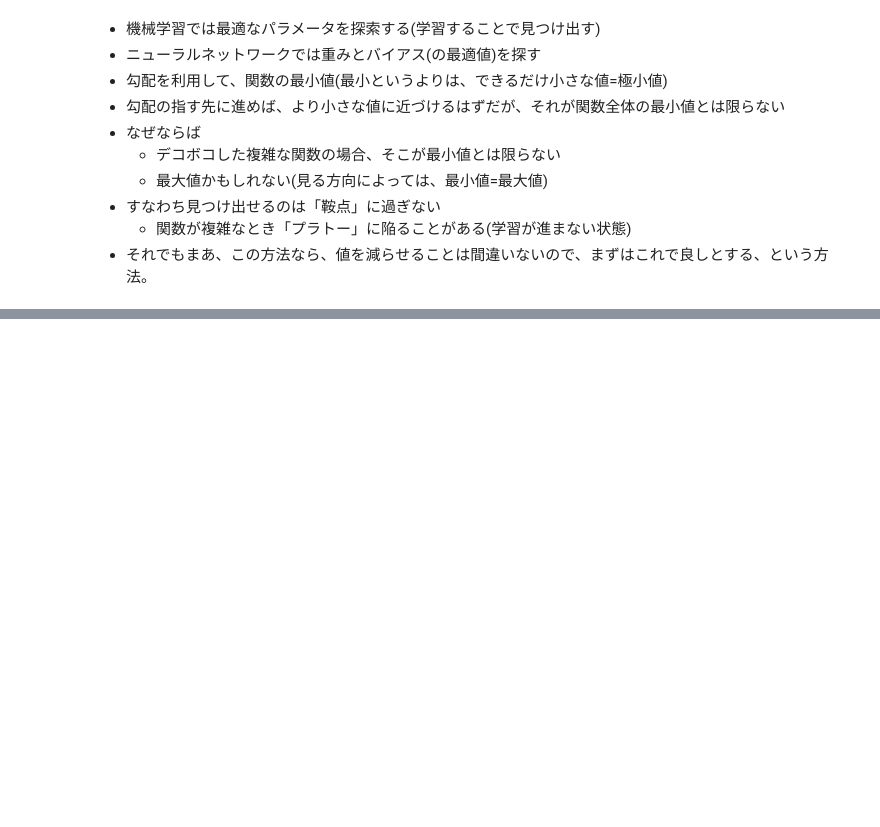
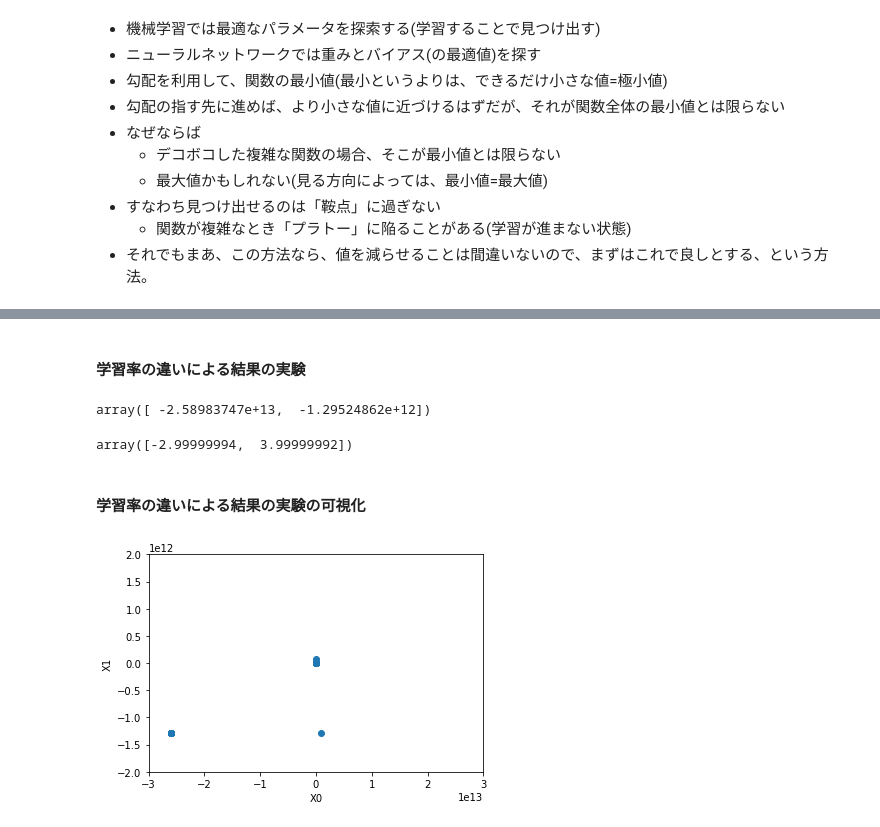
Before and after one commit to marzg510/study-dl-from-scratch, a Jupyter notebook: chapter-04/4.4_gradient.ipynb, the cells around one changed output, grey strips where cells are left out. Saved outputs shown, nothing was run; the diff lists cells and outputs as text; code cells hidden in the pictures; blank space fills up the shorter version.

```diff
--- a/chapter-04/4.4_gradient.ipynb
+++ b/chapter-04/4.4_gradient.ipynb
@@ -146,0 +232,2 @@ $$
+# %% [markdown]
+#### 学習率の違いによる結果の実験
@@ -146,0 +247,44 @@ $$
+# %%
+# 学習率が大きすぎる例：lr=10.0
+init_x = np.array([-3.0, 4.0])
+gradient_descent(function_2, init_x=init_x, lr=10.0, step_num=100)
+# %% [output]
+array([ -2.58983747e+13,  -1.29524862e+12])
+# %%
+# 学習率が小さすぎる例：lr = 1e-10
+init_x = np.array([-3.0, 4.0])
+gradient_descent(function_2, init_x=init_x, lr=1e-10, step_num=100)
+# %% [output]
+array([-2.99999994,  3.99999992])
+# %% [markdown]
+#### 学習率の違いによる結果の実験の可視化
+# %%
+def gradient_descent_history(f, init_x, lr=0.01, step_num=100):
+    x = init_x
+    x_history = []
+
+    for i in range(step_num):
+        x_history.append( x.copy() )
+
+        grad = numerical_gradient(f, x)
+        x -= lr * grad
+
+    return x, np.array(x_history)
+# %%
+# 学習率が大きすぎる例：lr=10.0
+init_x = np.array([-3.0, 4.0])
+lr = 10.0
+step_num = 100
+x, x_history = gradient_descent_history(function_2, init_x, lr=lr, step_num=step_num)
+
+plt.plot( [-5, 5], [0,0], '--b')
+plt.plot( [0,0], [-5, 5], '--b')
+plt.plot(x_history[:,0], x_history[:,1], 'o')
+
+plt.xlim(-3e+13, 3e+13) ## 変えた
+plt.ylim(-2e+12, 2e+12) ## 変えた
+plt.xlabel("X0")
+plt.ylabel("X1")
+plt.show()
+# %% [output]
+[figure, added]
```
Also changed, not shown: parts of 16 cells of this notebook, 2 other files.
